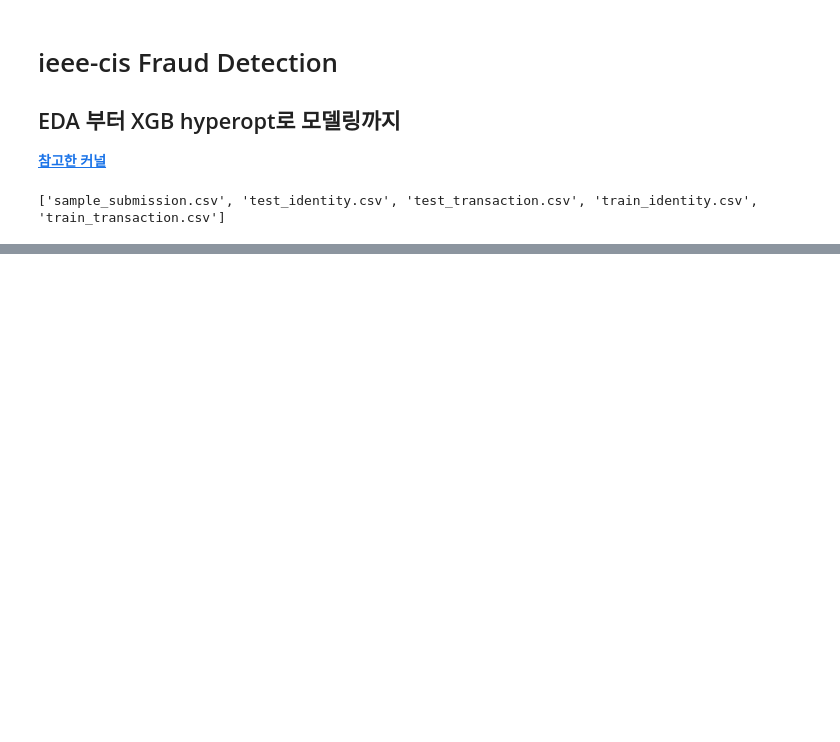
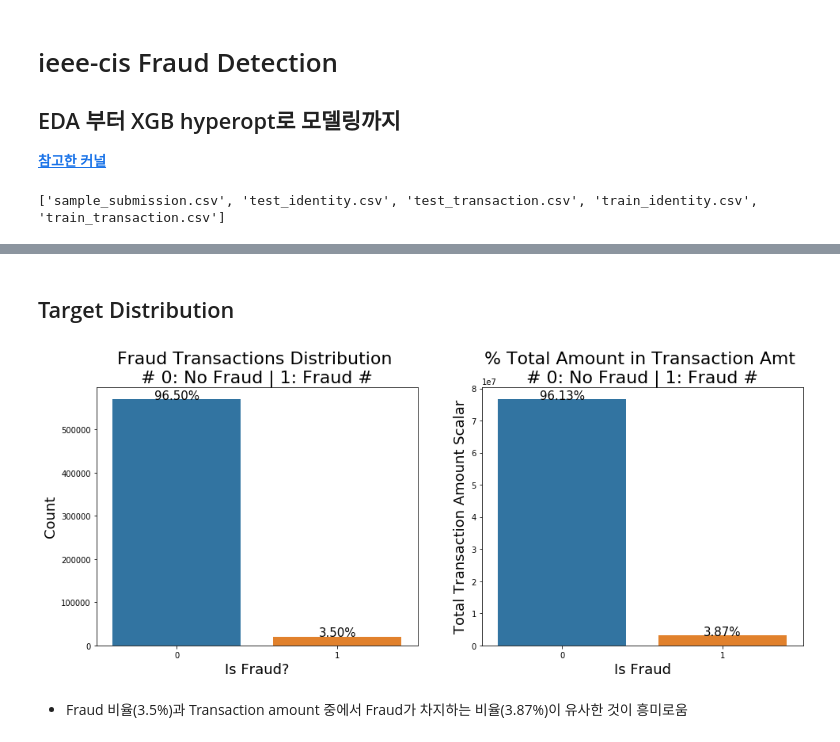
Before and after one commit to MattLee27/ML-DL-study, a Jupyter notebook: ieee_cis/fraud.ipynb, the cells around one changed output, grey strips where cells are left out. Cells and saved outputs as stored; diff of their text form; code cells hidden in the pictures; blank space fills up the shorter version.

Commit message:
fraud

```diff
--- a/ieee_cis/fraud.ipynb
+++ b/ieee_cis/fraud.ipynb
@@ -181,0 +201,42 @@ Dataset Shape: (590540, 394)
+# %% [markdown]
+## Target Distribution
+# %%
+# np.float16 -> float64로
+df_trans['TransactionAmt'] = df_trans['TransactionAmt'].astype(float)
+total = len(df_trans)
+total_amt = df_trans.groupby(['isFraud'])['TransactionAmt'].sum().sum() #총 거래량 합
+plt.figure(figsize=(16, 6))
+
+plt.subplot(121)
+g = sns.countplot(x = 'isFraud', data=df_trans)
+g.set_title('Fraud Transactions Distribution \n# 0: No Fraud | 1: Fraud #',
+           fontsize=22)
+g.set_xlabel('Is Fraud?', fontsize=18)
+g.set_ylabel('Count', fontsize=18)
+for p in g.patches:
+    height = p.get_height()
+    # 아래코드는 위치(1,2번째 인자)와 값을 그래프에 넣어주는 함수인 듯
+    g.text(p.get_x() + p.get_width()/2., height + 3,
+          "{:1.2f}%".format(height / total * 100), ha="center", fontsize=15)
+
+#아래 코드에서 바깥 괄호는 왜 씌우는 건지?
+perc_amt = df_trans.groupby(['isFraud'])['TransactionAmt'].sum()
+perc_amt = perc_amt.reset_index()
+
+plt.subplot(122)
+g1 = sns.barplot(x='isFraud', y='TransactionAmt', dodge=True, data=perc_amt)
+g1.set_title("% Total Amount in Transaction Amt \n# 0: No Fraud | 1: Fraud #",
+            fontsize=22)
+g1.set_xlabel("Is Fraud", fontsize=18)
+g1.set_ylabel("Total Transaction Amount Scalar", fontsize=18)
+for p in g1.patches:
+    height = p.get_height()
+    g1.text(p.get_x() + p.get_width() / 2., height + 3,
+           '{:1.2f}%'.format(height / total_amt * 100), ha = "center",
+           fontsize=15)
+
+plt.show()
+# %% [output]
+[figure, added]
+# %% [markdown]
+- Fraud 비율(3.5%)과 Transaction amount 중에서 Fraud가 차지하는 비율(3.87%)이 유사한 것이 흥미로움
```
Also changed, not shown: parts of 18 cells of this notebook.
